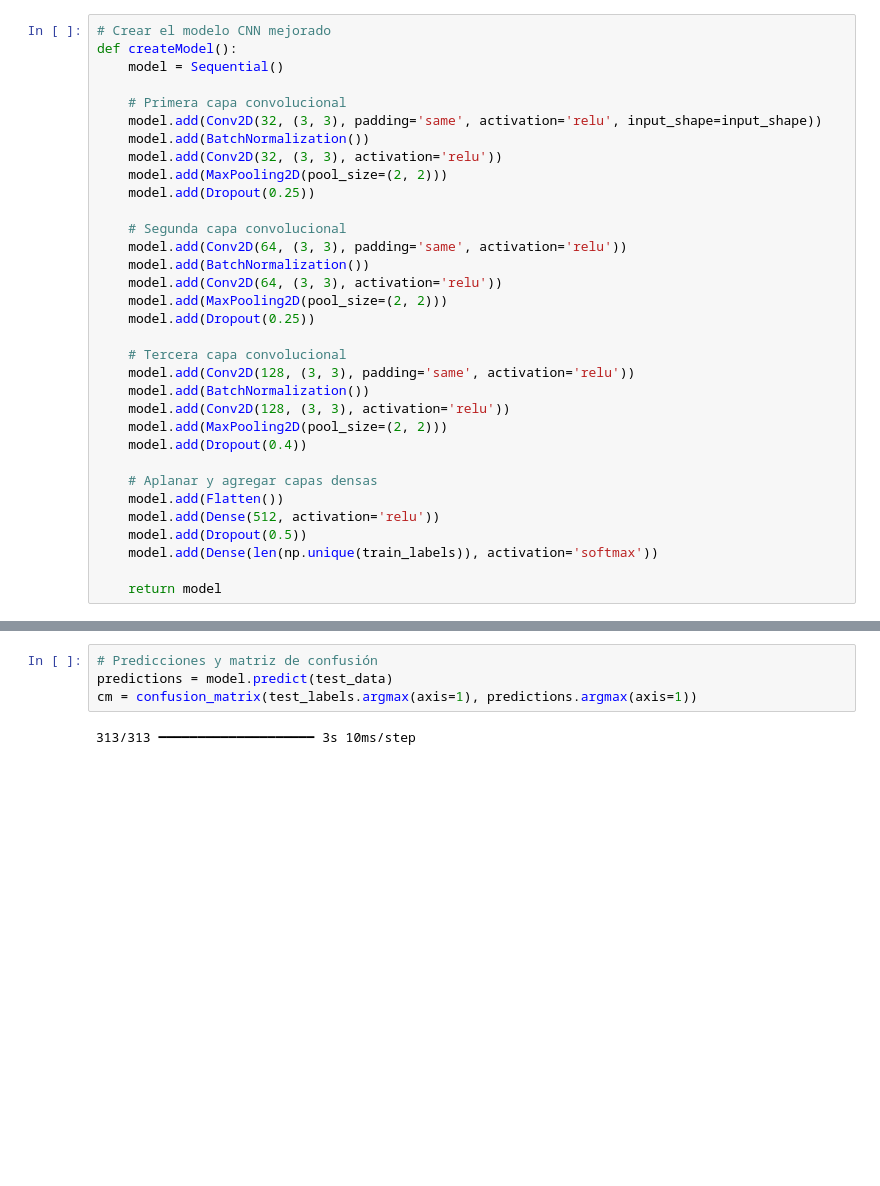
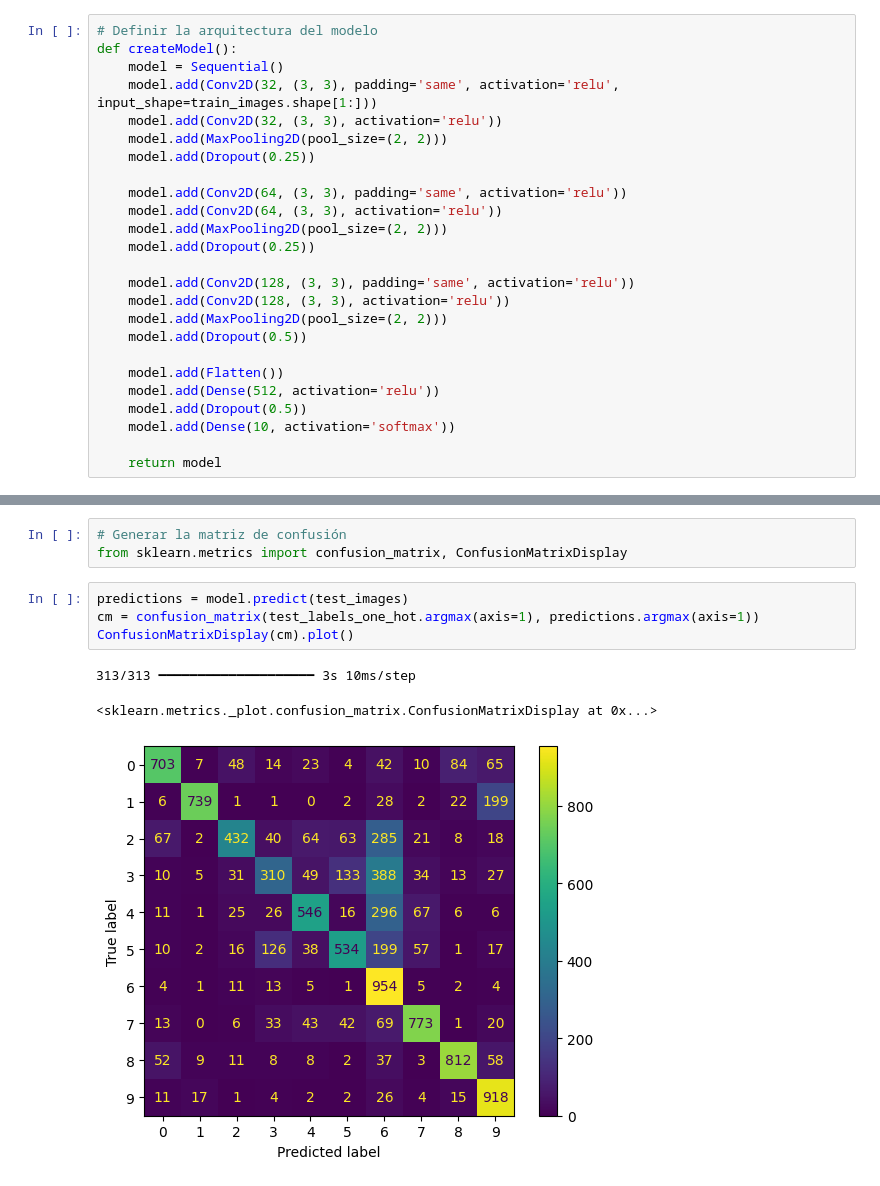
Before and after one commit to AragonD19/Lab3DeepLearning, a Jupyter notebook: Lab3.ipynb, the cells around one changed output, grey strips where cells are left out. Cells and saved outputs as stored; diff of their text form; blank space fills up the shorter version.

```diff
--- a/Lab3.ipynb
+++ b/Lab3.ipynb
@@ -49,34 +31,26 @@ plt.show()
 # %%
-# Crear el modelo CNN mejorado
+# Definir la arquitectura del modelo
 def createModel():
     model = Sequential()
-
-    # Primera capa convolucional
-    model.add(Conv2D(32, (3, 3), padding='same', activation='relu', input_shape=input_shape))
-    model.add(BatchNormalization())
+    model.add(Conv2D(32, (3, 3), padding='same', activation='relu', input_shape=train_images.shape[1:]))
     model.add(Conv2D(32, (3, 3), activation='relu'))
     model.add(MaxPooling2D(pool_size=(2, 2)))
     model.add(Dropout(0.25))
 
-    # Segunda capa convolucional
     model.add(Conv2D(64, (3, 3), padding='same', activation='relu'))
-    model.add(BatchNormalization())
     model.add(Conv2D(64, (3, 3), activation='relu'))
     model.add(MaxPooling2D(pool_size=(2, 2)))
     model.add(Dropout(0.25))
 
-    # Tercera capa convolucional
     model.add(Conv2D(128, (3, 3), padding='same', activation='relu'))
-    model.add(BatchNormalization())
     model.add(Conv2D(128, (3, 3), activation='relu'))
     model.add(MaxPooling2D(pool_size=(2, 2)))
-    model.add(Dropout(0.4))
+    model.add(Dropout(0.5))
 
-    # Aplanar y agregar capas densas
     model.add(Flatten())
     model.add(Dense(512, activation='relu'))
     model.add(Dropout(0.5))
-    model.add(Dense(len(np.unique(train_labels)), activation='softmax'))
+    model.add(Dense(10, activation='softmax'))
 
     return model
 # %%
@@ -140,6 +108,11 @@ plt.show()
+# %%
+# Generar la matriz de confusión
+from sklearn.metrics import confusion_matrix, ConfusionMatrixDisplay
 # %%
-# Predicciones y matriz de confusión
-predictions = model.predict(test_data)
-cm = confusion_matrix(test_labels.argmax(axis=1), predictions.argmax(axis=1))
+predictions = model.predict(test_images)
+cm = confusion_matrix(test_labels_one_hot.argmax(axis=1), predictions.argmax(axis=1))
+ConfusionMatrixDisplay(cm).plot()
 # %% [output]
 313/313 ━━━━━━━━━━━━━━━━━━━━ 3s 10ms/step
+<sklearn.metrics._plot.confusion_matrix.ConfusionMatrixDisplay at 0x...>
+[figure, added]
```
Also changed, not shown: parts of 14 cells of this notebook.
